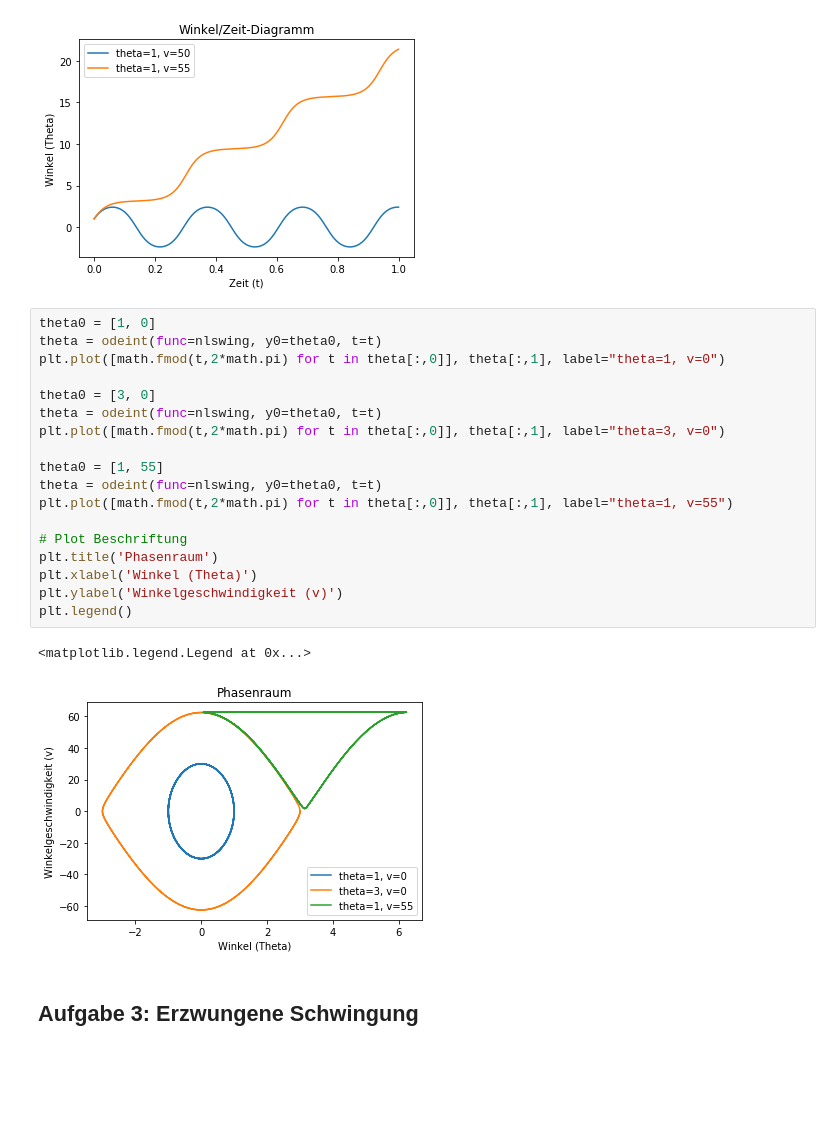
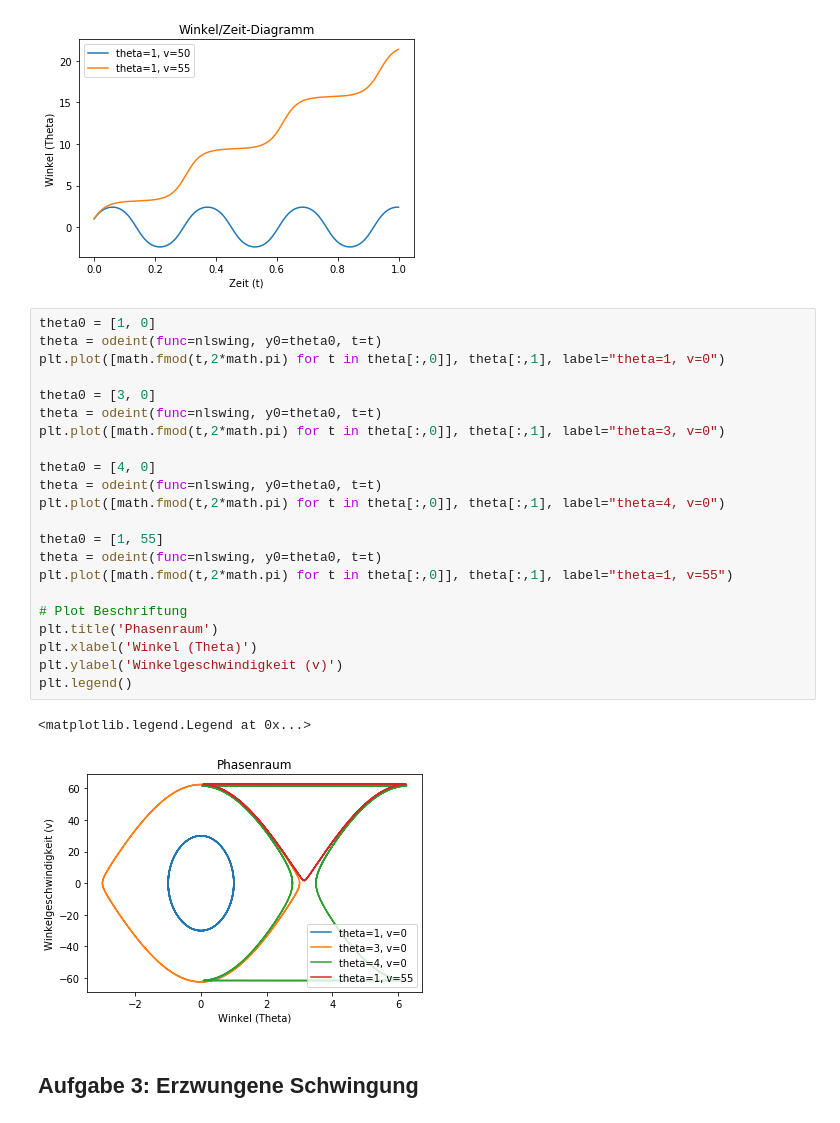
Before and after one commit to darenegade/modellbildung, a Jupyter notebook: Abgabe 3/Abgabe 3.ipynb, the cells around one changed output. Cells and saved outputs as stored; diff of their text form; blank space fills up the shorter version.

```diff
--- a/Abgabe 3/Abgabe 3.ipynb
+++ b/Abgabe 3/Abgabe 3.ipynb
@@ -203,24 +203,28 @@ plt.legend()
 # %%
 theta0 = [1, 0]
 theta = odeint(func=nlswing, y0=theta0, t=t)
 plt.plot([math.fmod(t,2*math.pi) for t in theta[:,0]], theta[:,1], label="theta=1, v=0")
 
 theta0 = [3, 0]
 theta = odeint(func=nlswing, y0=theta0, t=t)
 plt.plot([math.fmod(t,2*math.pi) for t in theta[:,0]], theta[:,1], label="theta=3, v=0")
+
+theta0 = [4, 0]
+theta = odeint(func=nlswing, y0=theta0, t=t)
+plt.plot([math.fmod(t,2*math.pi) for t in theta[:,0]], theta[:,1], label="theta=4, v=0")
 
 theta0 = [1, 55]
 theta = odeint(func=nlswing, y0=theta0, t=t)
 plt.plot([math.fmod(t,2*math.pi) for t in theta[:,0]], theta[:,1], label="theta=1, v=55")
 
 # Plot Beschriftung
 plt.title('Phasenraum')
 plt.xlabel('Winkel (Theta)')
 plt.ylabel('Winkelgeschwindigkeit (v)')
 plt.legend()
 # %% [output]
 <matplotlib.legend.Legend at 0x...>
-[figure, old version]
+[figure, new version]
 # %% [markdown]
 ## Aufgabe 3: Erzwungene Schwingung
 # %% [markdown]
```
